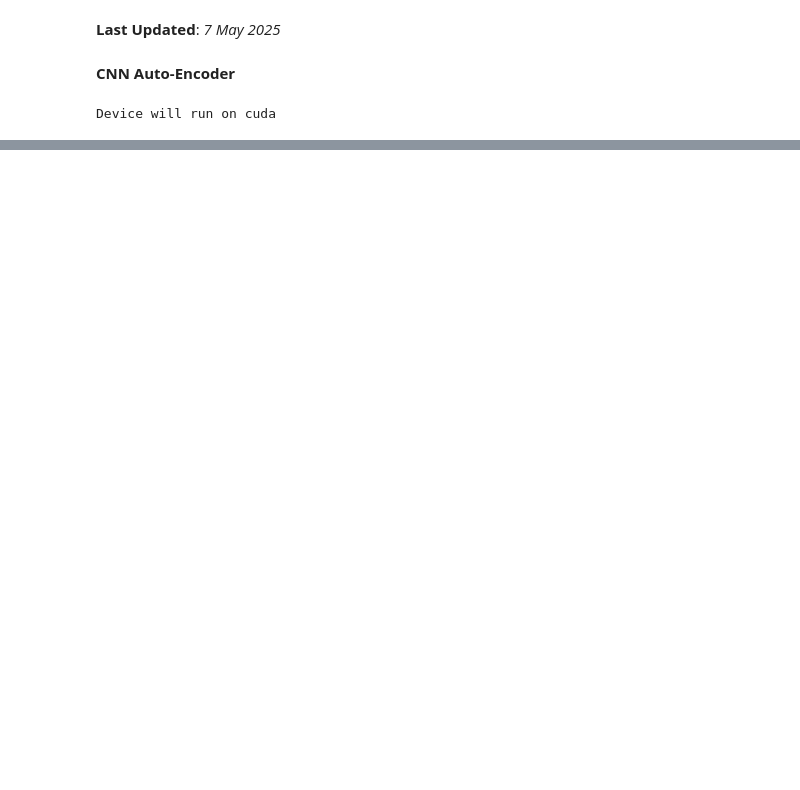
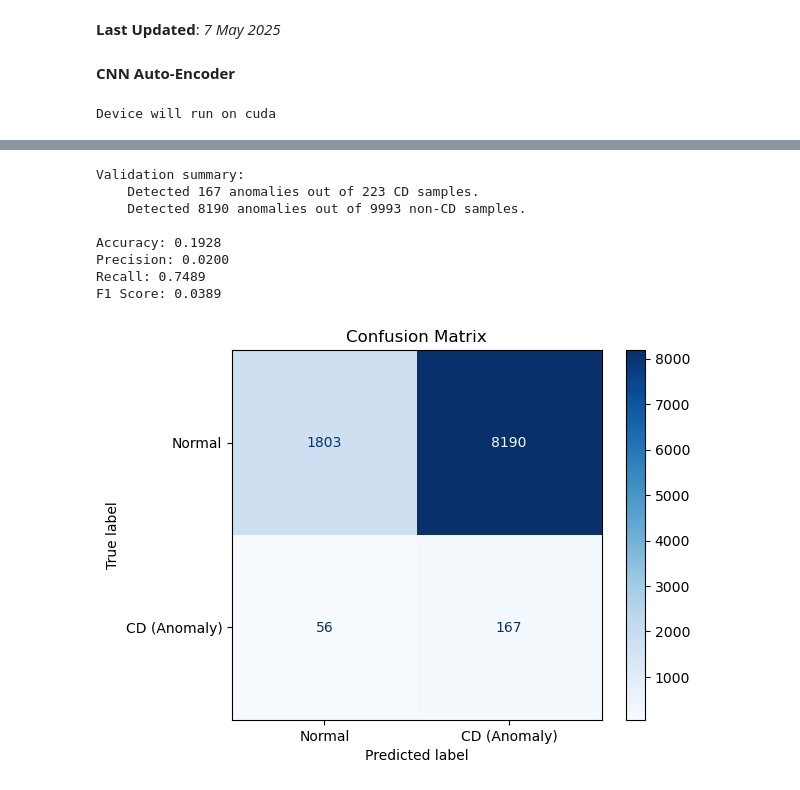
Before and after one commit to sarah-lp-dr/thesis-cd-github, a Jupyter notebook: autoencoder.ipynb, the cells around one changed output, grey strips where cells are left out. Cells and saved outputs as stored; diff of their text form; code cells hidden in the pictures; blank space fills up the shorter version.

```diff
--- a/autoencoder.ipynb
+++ b/autoencoder.ipynb
@@ -170,3 +183,43 @@ plt.close()
+# %%
+# === Compute metrics ===
+y_true = np.array([0] * len(normal_errors) + [1] * len(cd_errors))
+y_pred = np.concatenate([
+    (normal_errors > threshold).astype(int),
+    (cd_errors > threshold).astype(int)
+])
+
+print(f"Validation summary:")
+print(f"    Detected {np.sum(y_pred[len(normal_errors):])} anomalies out of {len(cd_errors)} CDs")
+print(f"    Detected {np.sum(y_pred[:len(normal_errors)])} anomalies out of {len(normal_errors)} non-CDs")
+
+# === Compute Metrics ===
+acc = accuracy_score(y_true, y_pred)
+prec = precision_score(y_true, y_pred)
+rec = recall_score(y_true, y_pred)
+f1 = f1_score(y_true, y_pred)
+
+print(f"\nAccuracy: {acc:.4f}")
+print(f"Precision: {prec:.4f}")
+print(f"Recall: {rec:.4f}")
+print(f"F1 Score: {f1:.4f}")
+
+# === Plot Confusion Matrix ===
+cm = confusion_matrix(y_true, y_pred)
+disp = ConfusionMatrixDisplay(confusion_matrix=cm, display_labels=["Normal", "CD (Anomaly)"])
+disp.plot(cmap=plt.cm.Blues)
+plt.title("Confusion Matrix")
+plt.grid(False)
+plt.show()
+# %% [output]
+Validation summary:
+    Detected 167 anomalies out of 223 CD samples.
+    Detected 8190 anomalies out of 9993 non-CD samples.
+
+Accuracy: 0.1928
+Precision: 0.0200
+Recall: 0.7489
+F1 Score: 0.0389
+[figure, added]
 # %%
 # === Test data ===
 unseen_CD_data = np.load("test_CD_features2.npy")
```
Also changed, not shown: parts of 11 cells of this notebook.
